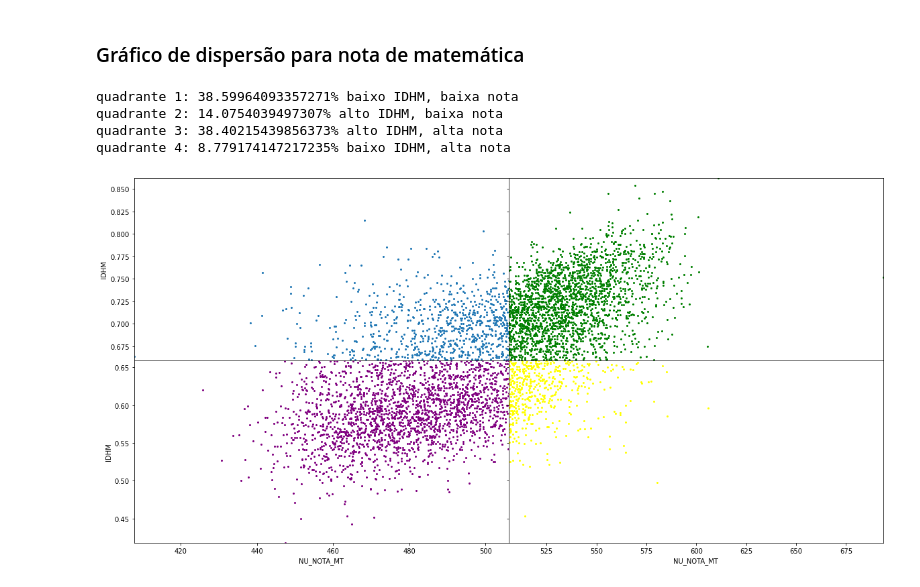
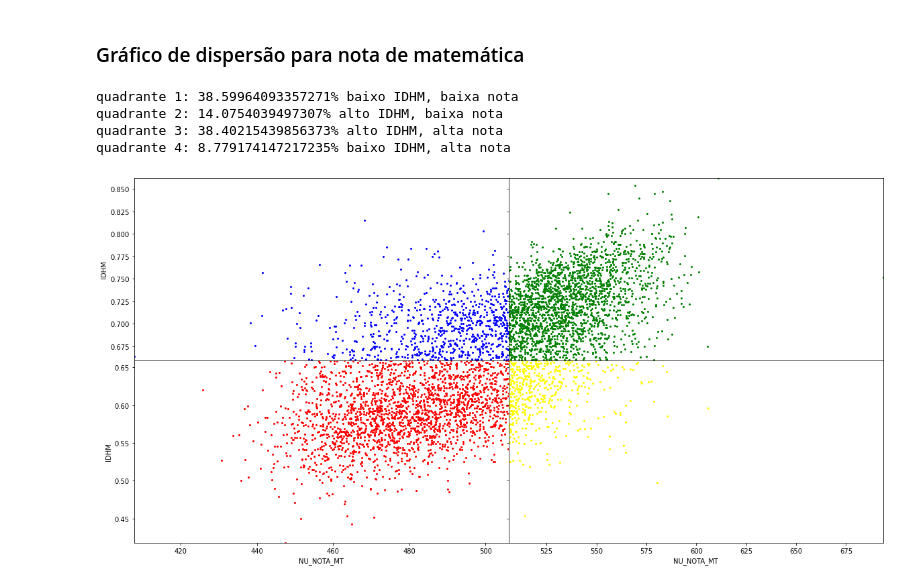
Before and after one commit to Lz-Rod/analise_de_dados_Python_Enem_2019, a Jupyter notebook: develop/programa/Nota no ENEM x IDHM.ipynb, the cells around one changed output. Drawn from its saved outputs; the diff is of its cells as text; code cells hidden in the pictures.

```diff
--- a/develop/programa/Nota no ENEM x IDHM.ipynb
+++ b/develop/programa/Nota no ENEM x IDHM.ipynb
@@ -172,38 +172,35 @@ nota_MT_municipio = mediaEnemIDHM.NU_NOTA_MT
 quadrante1Mt = (idhmMunicipio < mean_IDHM) & (nota_MT_municipio < mean_MATEMATICA)
 quadrante2Mt = (idhmMunicipio > mean_IDHM) & (nota_MT_municipio < mean_MATEMATICA)
 quadrante3Mt = (idhmMunicipio > mean_IDHM) & (nota_MT_municipio > mean_MATEMATICA)
 quadrante4Mt = (idhmMunicipio < mean_IDHM) & (nota_MT_municipio > mean_MATEMATICA)
 
 mediaEnemIDHM_MT1 = mediaEnemIDHM[quadrante1Mt]
 mediaEnemIDHM_MT2 = mediaEnemIDHM[quadrante2Mt]
 mediaEnemIDHM_MT3 = mediaEnemIDHM[quadrante3Mt]
 mediaEnemIDHM_MT4 = mediaEnemIDHM[quadrante4Mt]
 
 minMatematica = mediaEnemIDHM.NU_NOTA_MT.min()
 maxMatematica = mediaEnemIDHM.NU_NOTA_MT.max()
+minIDHM = mediaEnemIDHM.IDHM.min()
+maxIDHM = mediaEnemIDHM.IDHM.max()
 
 fig, ax = plt.subplots(2,2, figsize=[20,10], sharex = 'col', sharey = 'row')
 plt.subplots_adjust(wspace=0, hspace=0)
 
-minRedacao = mediaEnemIDHM.NU_NOTA_REDACAO.min()
-maxRedacao = mediaEnemIDHM.NU_NOTA_REDACAO.max()
-minIDHM = mediaEnemIDHM.IDHM.min()
-maxIDHM = mediaEnemIDHM.IDHM.max()
-
-mediaEnemIDHM_MT1.plot.scatter('NU_NOTA_MT', 'IDHM', color = 'purple', ax = ax[1,0], s=4, xlim = (minMatematica, mean_MATEMATICA), ylim = (minIDHM, mean_IDHM))
+mediaEnemIDHM_MT1.plot.scatter('NU_NOTA_MT', 'IDHM', color = 'red', ax = ax[1,0], s=4, xlim = (minMatematica, mean_MATEMATICA), ylim = (minIDHM, mean_IDHM))
 print(f"quadrante 1: {100*len(mediaEnemIDHM_MT1.IDHM)/len(idhmMunicipio)}% baixo IDHM, baixa nota")
 
-mediaEnemIDHM_MT2.plot.scatter('NU_NOTA_MT', 'IDHM', ax = ax[0,0], s=4, xlim = (minMatematica, mean_MATEMATICA), ylim = (mean_IDHM, maxIDHM))
+mediaEnemIDHM_MT2.plot.scatter('NU_NOTA_MT', 'IDHM', color = 'blue',ax = ax[0,0], s=4, xlim = (minMatematica, mean_MATEMATICA), ylim = (mean_IDHM, maxIDHM))
 print(f"quadrante 2: {100*len(mediaEnemIDHM_MT2.IDHM)/len(idhmMunicipio)}% alto IDHM, baixa nota")
 
 mediaEnemIDHM_MT3.plot.scatter('NU_NOTA_MT', 'IDHM', color = 'green', ax = ax[0,1], s=4, xlim = (mean_MATEMATICA, maxMatematica), ylim = (mean_IDHM, maxIDHM))
 print(f"quadrante 3: {100*len(mediaEnemIDHM_MT3.IDHM)/len(idhmMunicipio)}% alto IDHM, alta nota")
 
 mediaEnemIDHM_MT4.plot.scatter('NU_NOTA_MT', 'IDHM', color = 'yellow', ax = ax[1,1], s=4, xlim = (mean_MATEMATICA, maxMatematica), ylim = (minIDHM, mean_IDHM))
 print(f"quadrante 4: {100*len(mediaEnemIDHM_MT4.IDHM)/len(idhmMunicipio)}% baixo IDHM, alta nota")
 # %% [output]
 quadrante 1: 38.59964093357271% baixo IDHM, baixa nota
 quadrante 2: 14.0754039497307% alto IDHM, baixa nota
 quadrante 3: 38.40215439856373% alto IDHM, alta nota
 quadrante 4: 8.779174147217235% baixo IDHM, alta nota
-[figure, old version]
+[figure, new version]
```
